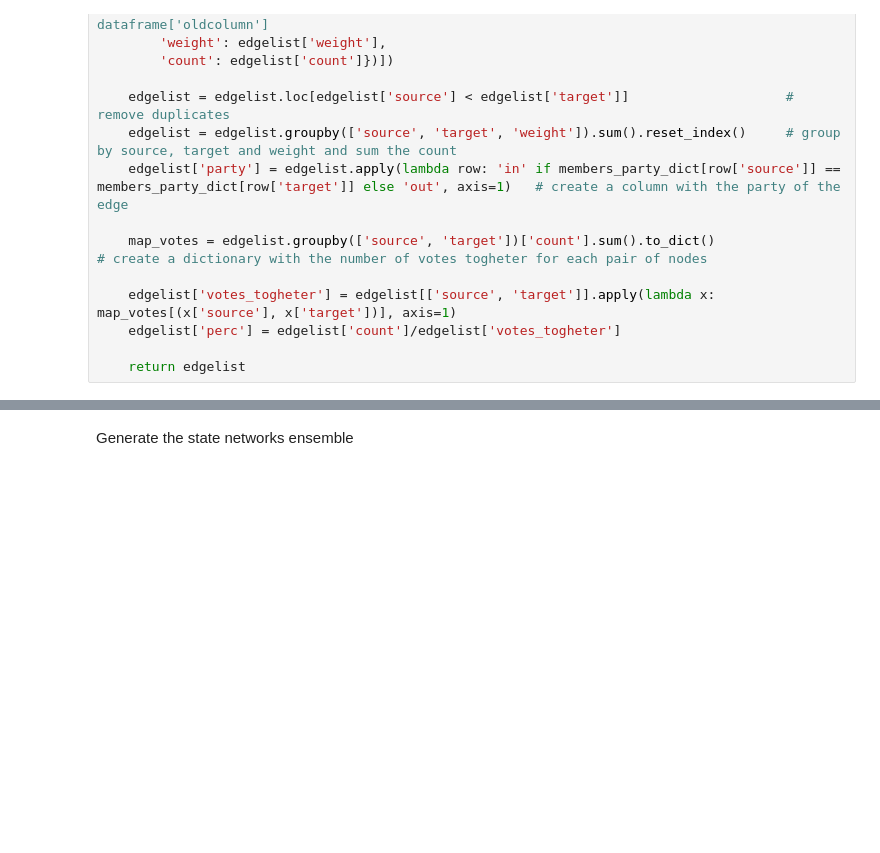
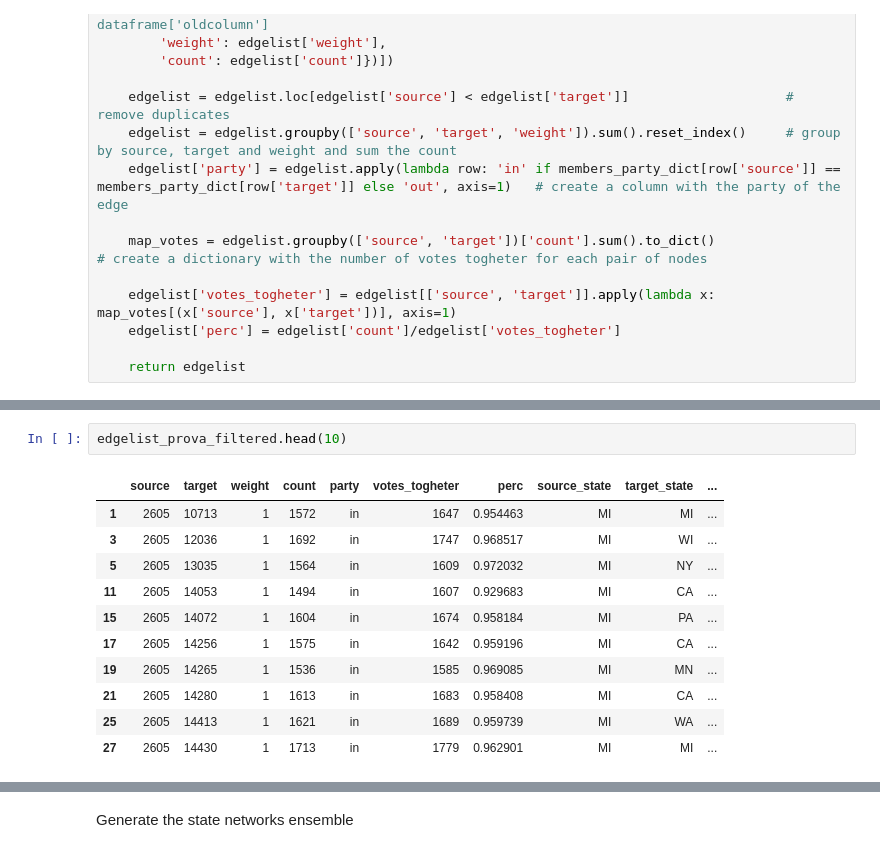
Before and after one commit to LeonardoAgasso/USA_Congress_SigNet, a Jupyter notebook: notebooks/statebased_frustrind_analysis.ipynb, the cells around one changed output, grey strips where cells are left out. Cells and saved outputs as stored; diff of their text form; blank space fills up the shorter version.

Commit message:
statebased analysis - v1

```diff
--- a/notebooks/statebased_frustrind_analysis.ipynb
+++ b/notebooks/statebased_frustrind_analysis.ipynb
@@ -113,3 +183,17 @@ edgelist110.head(10)
 | 7 | 2605 | 13047 | 1 | 798 | out | 1694 | 0.471074 | MI | FL | ... |
 | 8 | 2605 | 14045 | -1 | 857 | out | 1759 | 0.487209 | MI | OH | ... |
 | 9 | 2605 | 14045 | 1 | 902 | out | 1759 | 0.512791 | MI | OH | ... |
+# %%
+edgelist_prova_filtered.head(10)
+# %% [output]
+|  | source | target | weight | count | party | votes_togheter | perc | source_state | target_state | ... |
+| 1 | 2605 | 10713 | 1 | 1572 | in | 1647 | 0.954463 | MI | MI | ... |
+| 3 | 2605 | 12036 | 1 | 1692 | in | 1747 | 0.968517 | MI | WI | ... |
+| 5 | 2605 | 13035 | 1 | 1564 | in | 1609 | 0.972032 | MI | NY | ... |
+| 11 | 2605 | 14053 | 1 | 1494 | in | 1607 | 0.929683 | MI | CA | ... |
+| 15 | 2605 | 14072 | 1 | 1604 | in | 1674 | 0.958184 | MI | PA | ... |
+| 17 | 2605 | 14256 | 1 | 1575 | in | 1642 | 0.959196 | MI | CA | ... |
+| 19 | 2605 | 14265 | 1 | 1536 | in | 1585 | 0.969085 | MI | MN | ... |
+| 21 | 2605 | 14280 | 1 | 1613 | in | 1683 | 0.958408 | MI | CA | ... |
+| 25 | 2605 | 14413 | 1 | 1621 | in | 1689 | 0.959739 | MI | WA | ... |
+| 27 | 2605 | 14430 | 1 | 1713 | in | 1779 | 0.962901 | MI | MI | ... |
```
Also changed, not shown: parts of 27 cells of this notebook, 23 other files.
